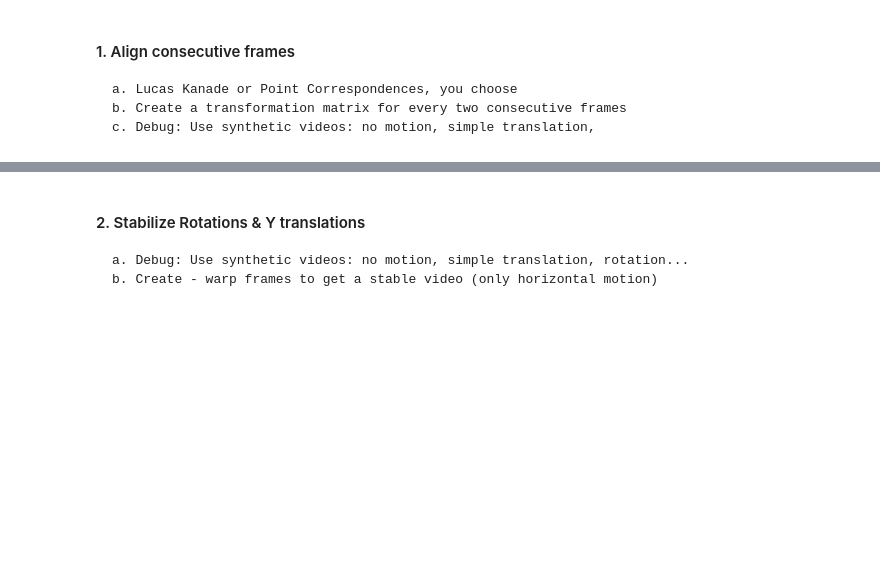
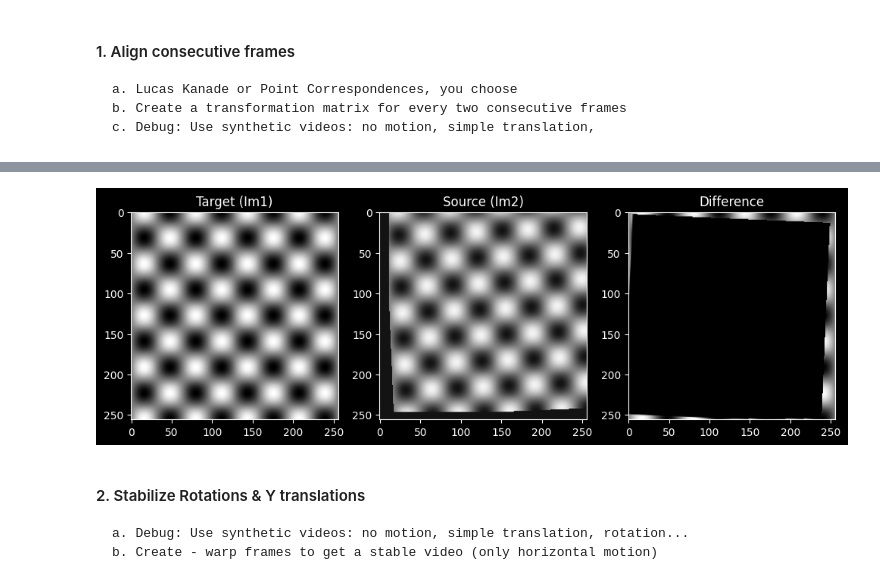
Before and after one commit to ronlevin1/Stereo_Mosaic, a Jupyter notebook: playground.ipynb, the cells around one changed output, grey strips where cells are left out. Cells and saved outputs as stored; diff of their text form; code cells hidden in the pictures; blank space fills up the shorter version.

Commit message:
TEST OK: optical flow w/ pyramids

```diff
--- a/playground.ipynb
+++ b/playground.ipynb
@@ -72,53 +17,66 @@ else:
 # %%
+import numpy as np
+import ex4
+from scipy.ndimage import shift, rotate
+import matplotlib.pyplot as plt
 
-expected_u = 10.5       # תזוזה אופקית גדולה
-expected_v = -8.2       # תזוזה אנכית גדולה
-expected_deg = 2.5      # סיבוב משמעותי
+# --- 1. Create a STRUCTURED image (Sine Wave Grid) ---
+# This mimics strong features like buildings or horizons that survive downscaling
+def create_grid_image(size=256):
+    x = np.linspace(-4 * np.pi, 4 * np.pi, size)
+    y = np.linspace(-4 * np.pi, 4 * np.pi, size)
+    xv, yv = np.meshgrid(x, y)
+    # Create a smooth grid pattern
+    im = np.sin(xv) * np.cos(yv)
+    # Normalize to 0-1
+    return (im - im.min()) / (im.max() - im.min())
+
+im1 = create_grid_image(256)
+
+# --- 2. Define Large Transformation ---
+expected_u = 12
+expected_v = -8.2
+expected_deg = 2.5
 expected_theta = np.deg2rad(expected_deg)
 
-print(f"Testing with: Shift=({expected_u}, {expected_v}), Rotation={expected_deg}°")
+print(f"Testing Structured Image with: Shift=({expected_u}, {expected_v}), Rot={expected_deg}°")
 
-# 1. יצירת תמונה עם טקסטורה (עננים)
-im1 = np.random.rand(256, 256)
-im1 = gaussian_filter(im1, sigma=2.0)
-
-# 2. יצירת תמונה 2 (הזזה + סיבוב)
-# סדר הפעולות בבדיקה סינתטית: קודם מסובבים, אז מזיזים
+# --- 3. Apply Transformation ---
+# Rotate then Shift
 im_rot = rotate(im1, angle=expected_deg, reshape=False, order=3)
 im2 = shift(im_rot, shift=[expected_v, expected_u], order=3)
 
-# 3. הרצת האלגוריתם שלך (Optical Flow עם פירמידות)
-# step_size=16: מבטיח שנגיע לרזולוציה נמוכה מספיק כדי לראות את התזוזה הגדולה
-# win_size=15: חלון גדול יותר עוזר לתפוס רוטציה בצורה יציבה יותר
-u_calc, v_calc, theta_calc = ex4.optical_flow(im1, im2, 16, 15)
+# --- 4. Run Optical Flow (Pyramids) ---
+# Using win_size=11 to capture enough gradient info
+u_calc, v_calc, theta_calc = ex4.optical_flow(im1, im2, 16, 11)
 
-# 4. הצגת תוצאות
+# --- 5. Analysis ---
 print("\n--- Results ---")
-print(f"Translation X (u): Expected {expected_u:.2f} | Got {u_calc:.4f}")
-print(f"Translation Y (v): Expected {expected_v:.2f} | Got {v_calc:.4f}")
-print(f"Rotation (deg)   : Expected {expected_deg:.2f} | Got {np.rad2deg(theta_calc):.4f}")
+print(f"Trans X: Expected {expected_u:.2f} | Got {u_calc:.4f}")
+print(f"Trans Y: Expected {expected_v:.2f} | Got {v_calc:.4f}")
+print(f"Rot deg: Expected {expected_deg:.2f} | Got {np.rad2deg(theta_calc):.4f}")
 
-# 5. בדיקת השגיאה
 err_trans = np.sqrt((u_calc - expected_u)**2 + (v_calc - expected_v)**2)
 err_rot_deg = abs(np.rad2deg(theta_calc) - expected_deg)
 
-print(f"\nErrors -> Trans: {err_trans:.4f} pixels, Rot: {err_rot_deg:.4f} degrees")
+print(f"\nErrors -> Trans: {err_trans:.4f} px, Rot: {err_rot_deg:.4f} deg")
 
-if err_trans < 0.5 and err_rot_deg < 0.3:
-    print("✅ SUCCESS: Pyramids successfully handled large motion!")
+if err_trans < 0.5 and err_rot_deg < 0.2:
+    print("✅ SUCCESS: Pyramids working on structured image!")
 else:
-    print("❌ FAIL: The drift is too large. Check loop logic or pyramid construction.")
+    print("❌ FAIL: Still diverging.")
 
-# --- ויזואליזציה (בונוס) ---
-# בוא נראה אם התיקון באמת עובד ויזואלית
-# ננסה לשחזר את תמונה 1 מתוך תמונה 2 באמצעות הפרמטרים שמצאנו
-# (Reverse Warp)
-from ex4 import warp_image
-# שים לב: כדי לבטל את התזוזה של im2 ולהחזיר אותה ל-im1, צריך להשתמש במינוס
-im2_corrected = warp_image(im2, -u_calc, -v_calc, -theta_calc)
+# Debug Plot: Check if the 'Correction' makes sense
+# If the logic is correct, applying the NEGATIVE flow to im2 should make it look like im1
+im2_corrected = ex4.warp_image(im2, u_calc, v_calc, theta_calc)
 
-fig, axes = plt.subplots(1, 3, figsize=(15, 5))
-axes[0].imshow(im1, cmap='gray'); axes[0].set_title('Original (Im1)')
-axes[1].imshow(im2, cmap='gray'); axes[1].set_title('Moved (Im2)')
-axes[2].imshow(im1 - im2_corrected, cmap='gray'); axes[2].set_title('Diff (Im1 - Corrected Im2)')
+# Note: Depending on your warp definition, you might need to pass (-u, -v, -theta)
+# to 'undo' the motion. Let's try to visualize the diff.
+
+fig, axes = plt.subplots(1, 3, figsize=(12, 4))
+axes[0].imshow(im1, cmap='gray'); axes[0].set_title('Target (Im1)')
+axes[1].imshow(im2, cmap='gray'); axes[1].set_title('Source (Im2)')
+# Show difference between Target and Warped Source
+axes[2].imshow(np.abs(im1 - im2_corrected), cmap='gray'); axes[2].set_title('Difference')
 plt.show()
+# %% [output]
@@ -124,0 +92 @@ plt.show()
+[figure, added]
```
Also changed, not shown: parts of 8 cells of this notebook.
